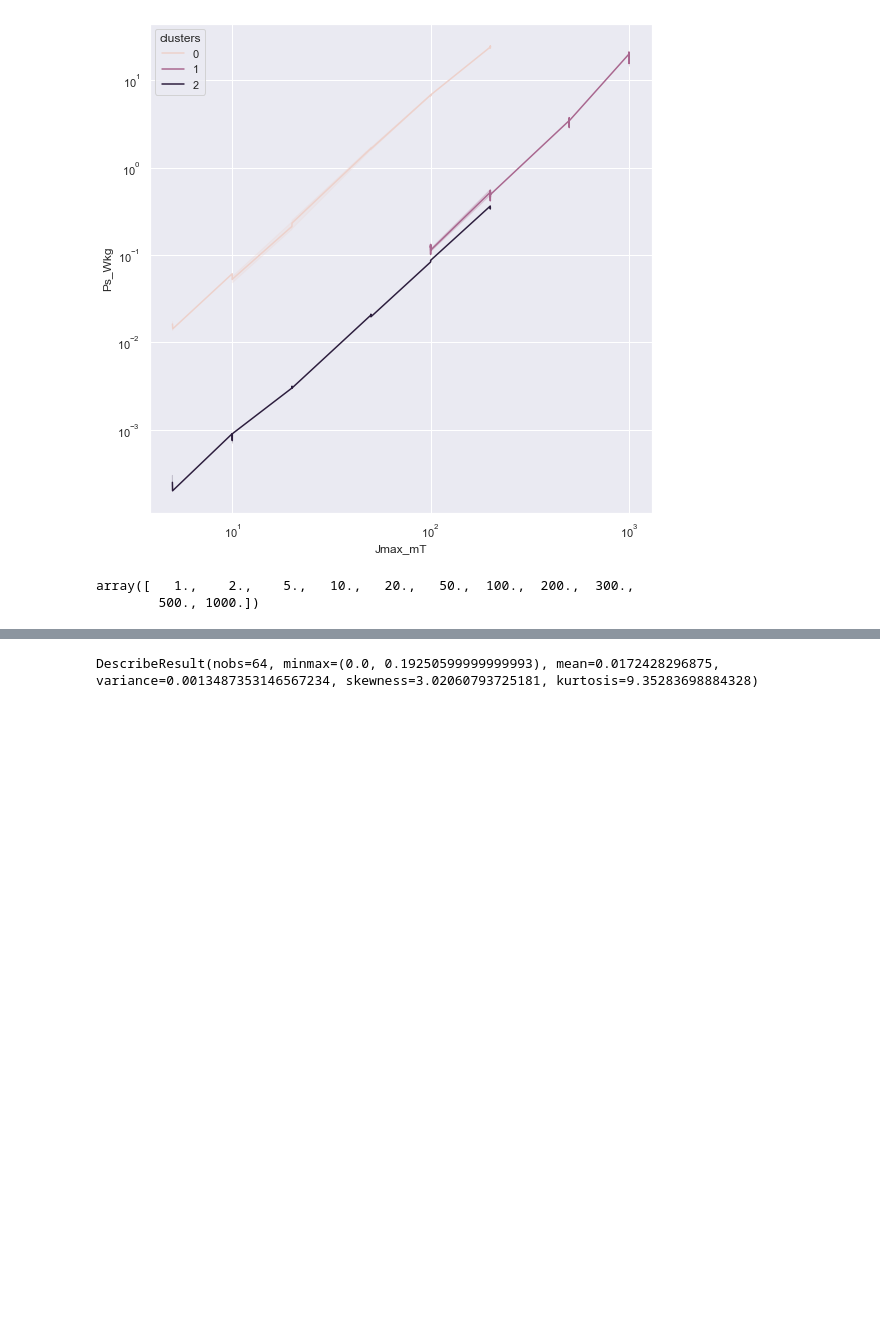
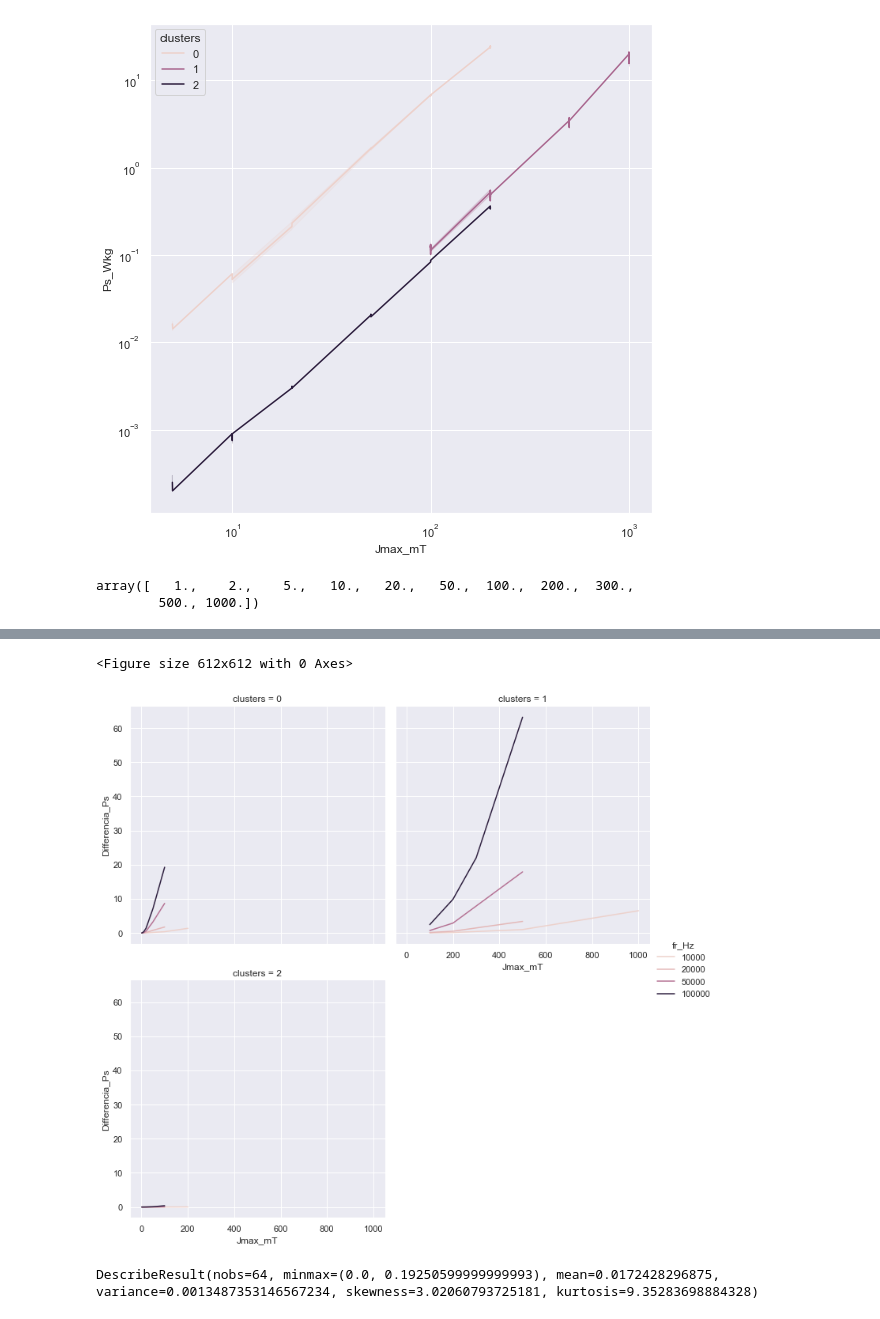
Before and after one commit to nagyadam979/Projekt-munka, a Jupyter notebook: szamolas.ipynb, the cells around one changed output, grey strips where cells are left out. Saved outputs shown, nothing was run; the diff lists cells and outputs as text; code cells hidden in the pictures; blank space fills up the shorter version.

```diff
--- a/szamolas.ipynb
+++ b/szamolas.ipynb
@@ -179,13 +178,10 @@ array([   1.,    2.,    5.,   10.,   20.,   50.,  100.,  200.,  300.,
 # %%
 lst_cl=[]
 for k in range(3):
-    lst_0=[]
     for i in (10**4,2*10**4,5*10**4,10**5):
         jmax = np.unique(table2[(table2.clusters == k)&(table2.fr_Hz == i)]["Jmax_mT"])
-
-        lst_00=[]
         for j in jmax:
             dif=table2[(table2.clusters == k)&(table2.fr_Hz == i)&(table2.Jmax_mT == j)]["Ps_Wkg"]
-            lst_00.append(dif.max()-dif.min())
-        lst_0.append([jmax,lst_00])
-    lst_cl.append(lst_0)
+            lst_cl.append([k,i,j,dif.max()-dif.min()])
+
+table0=pd.DataFrame(lst_cl, columns=["clusters","fr_Hz","Jmax_mT","Differencia_Ps"])
@@ -222,3 +204,14 @@ Text(0.5, 1.0, '2. claster pontjai')
+# %%
+plt.figure(figsize=(8.5,8.5))
+sns.relplot(
+    data=table0,
+    x="Jmax_mT", y="Differencia_Ps", col="clusters", kind="line", col_wrap=2,
+    hue="fr_Hz", markers= True, legend=True
+    )
+plt.show()
+# %% [output]
+<Figure size 612x612 with 0 Axes>
+[figure, added]
 # %%
 lst_norm=[]
 for k in range(3):
```
Also changed, not shown: parts of 29 cells of this notebook.
